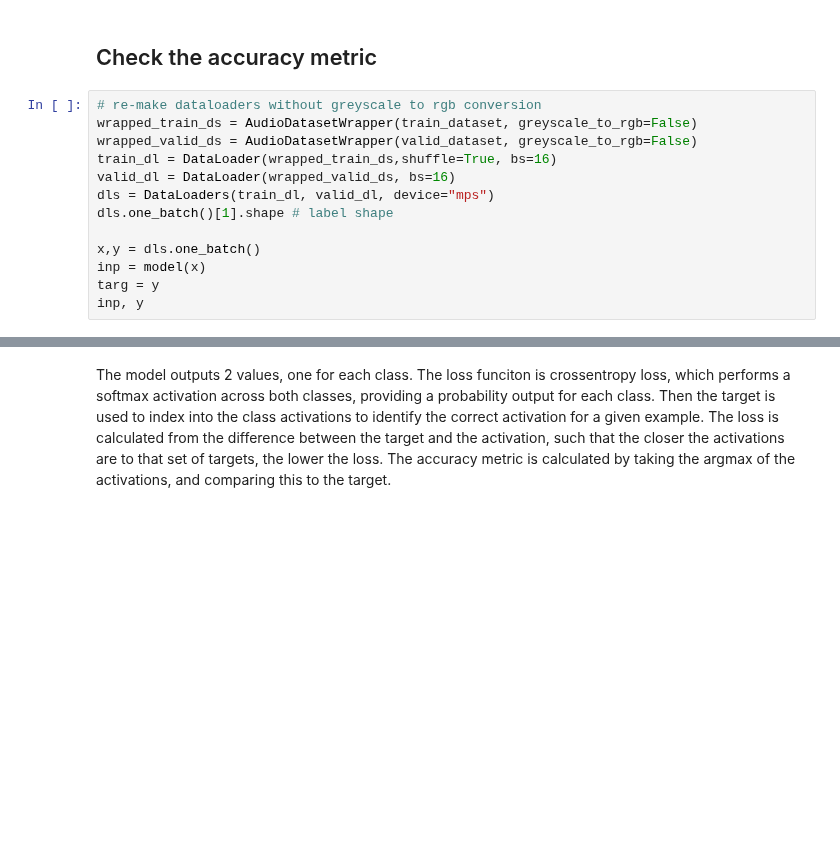
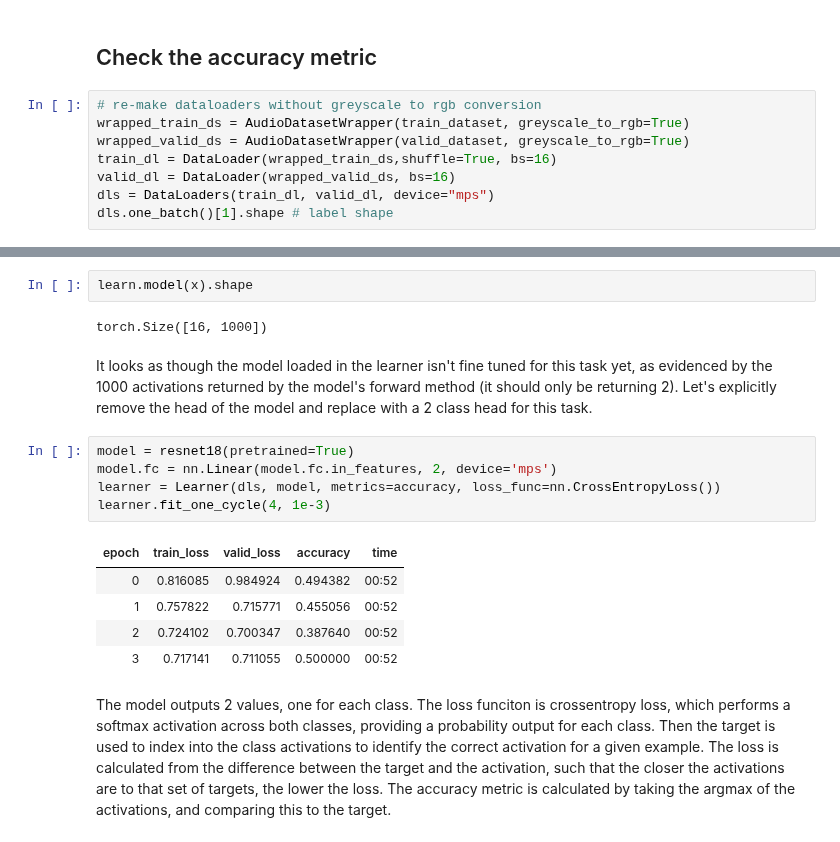
Before and after one commit to Mgallimore88/osfl_cnn_recognizer, a Jupyter notebook: notebooks/exploratory_nbs/1.14-mjg-osfl-check-build-dataset.ipynb, the cells around one changed output, grey strips where cells are left out. Drawn from its saved outputs; the diff is of its cells as text; blank space fills up the shorter version.

```diff
--- a/notebooks/exploratory_nbs/1.14-mjg-osfl-check-build-dataset.ipynb
+++ b/notebooks/exploratory_nbs/1.14-mjg-osfl-check-build-dataset.ipynb
@@ -267,15 +313,10 @@ It takes 4m41s to train 4 epochs on 800 spectrograms. The loss measured on the v
 ## Check the accuracy metric
 # %%
 # re-make dataloaders without greyscale to rgb conversion
-wrapped_train_ds = AudioDatasetWrapper(train_dataset, greyscale_to_rgb=False)
-wrapped_valid_ds = AudioDatasetWrapper(valid_dataset, greyscale_to_rgb=False)
+wrapped_train_ds = AudioDatasetWrapper(train_dataset, greyscale_to_rgb=True)
+wrapped_valid_ds = AudioDatasetWrapper(valid_dataset, greyscale_to_rgb=True)
 train_dl = DataLoader(wrapped_train_ds,shuffle=True, bs=16)
 valid_dl = DataLoader(wrapped_valid_ds, bs=16)
 dls = DataLoaders(train_dl, valid_dl, device="mps")
 dls.one_batch()[1].shape # label shape
-
-x,y = dls.one_batch()
-inp = model(x)
-targ = y
-inp, y
 # %% [output]
@@ -303,3 +339,20 @@ inp.shape, targ.shape
+# %%
+learn.model(x).shape
+# %% [output]
+torch.Size([16, 1000])
+# %% [markdown]
+It looks as though the model loaded in the learner isn't fine tuned for this task yet, as evidenced by the 1000 activations returned by the model's forward method (it should only be returning 2). Let's explicitly remove the head of the model and replace with a 2 class head for this task.
+# %%
+model = resnet18(pretrained=True)
+model.fc = nn.Linear(model.fc.in_features, 2, device='mps')
+learner = Learner(dls, model, metrics=accuracy, loss_func=nn.CrossEntropyLoss())
+learner.fit_one_cycle(4, 1e-3)
+# %% [output]
+| epoch | train_loss | valid_loss | accuracy | time |
+| 0 | 0.816085 | 0.984924 | 0.494382 | 00:52 |
+| 1 | 0.757822 | 0.715771 | 0.455056 | 00:52 |
+| 2 | 0.724102 | 0.700347 | 0.387640 | 00:52 |
+| 3 | 0.717141 | 0.711055 | 0.500000 | 00:52 |
 # %% [markdown]
 The model outputs 2 values, one for each class. The loss funciton is crossentropy loss, which performs a softmax activation across both classes, providing a probability output for each class. Then the target is used to index into the class activations to identify the correct activation for a given example. The loss is calculated from the difference between the target and the activation, such that the closer the activations are to that set of targets, the lower the loss. The accuracy metric is calculated by taking the argmax of the activations, and comparing this to the target.
 # %%
```
Also changed, not shown: parts of 34 cells of this notebook, 2 other files.
